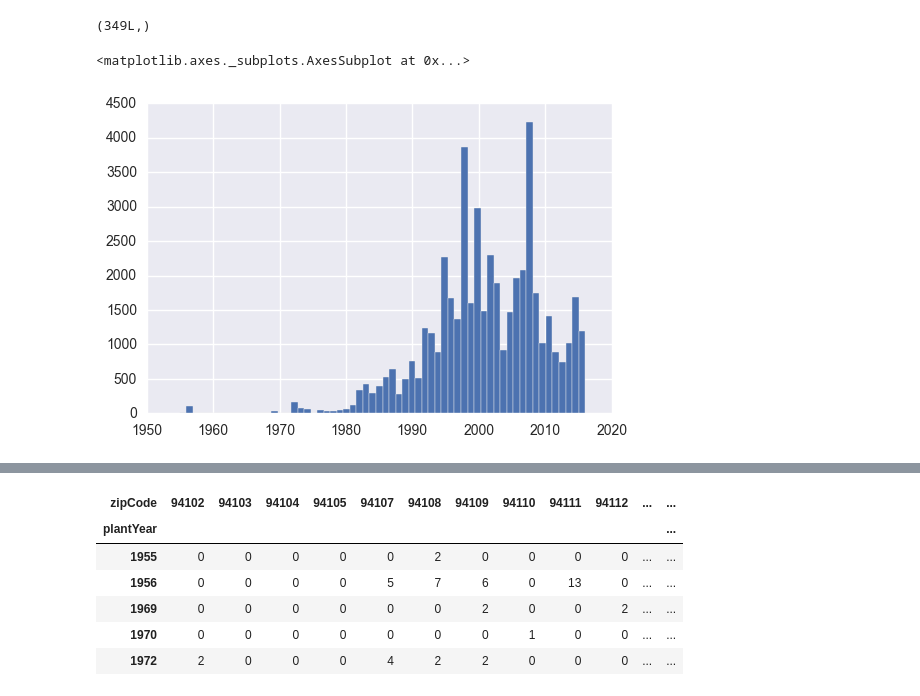
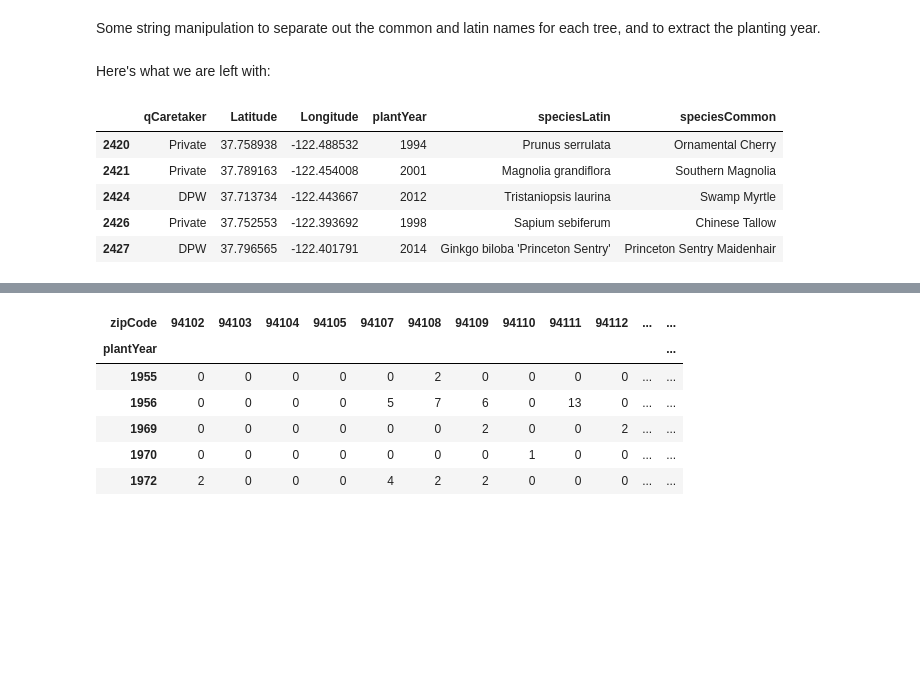
Before and after one commit to liviaz/liviaz.github.io, a Jupyter notebook: files/TreeMapping.ipynb, the cells around one changed output, grey strips where cells are left out. Cells and saved outputs as stored; diff of their text form; code cells hidden in the pictures; blank space fills up the shorter version.

```diff
--- a/files/TreeMapping.ipynb
+++ b/files/TreeMapping.ipynb
@@ -21,4 +25,4 @@ search = ZipcodeSearchEngine()
 # %%
 # import tree data from csv file
-csvFile = 'C:\Users\liviaz\Dropbox\JobSearch\Project\Street_Tree_List.csv';
+csvFile = 'Street_Tree_List.csv';
 treeDataRaw = pd.read_csv(csvFile)
@@ -49,6 +57,8 @@ def replaceEmptyWithNone(x):
         return None
     else:
         return x
+# %% [markdown]
+Some string manipulation to separate out the common and latin names for each tree, and to extract the planting year.
 # %%
 # extract the plant year
 dateSplit = treeDataRaw['PlantDate'].str.split(' ')
@@ -68,21 +78,14 @@ treeDataProc = treeDataProc.join(dateSplitYear)
 treeDataProc = treeDataProc.join(speciesSplitLatin)
 treeDataProc = treeDataProc.join(speciesSplitCommon)
 treeDataProc = treeDataProc[pd.notnull(speciesSplitCommon)]
+# %% [markdown]
+Here's what we are left with:
 # %%
 treeDataProc[:5]
-treeDataProc['speciesCommon'].unique().shape
 # %% [output]
-(349L,)
+|  | qCaretaker | Latitude | Longitude | plantYear | speciesLatin | speciesCommon |
+| 2420 | Private | 37.758938 | -122.488532 | 1994 | Prunus serrulata | Ornamental Cherry |
+| 2421 | Private | 37.789163 | -122.454008 | 2001 | Magnolia grandiflora | Southern Magnolia |
+| 2424 | DPW | 37.713734 | -122.443667 | 2012 | Tristaniopsis laurina | Swamp Myrtle |
+| 2426 | Private | 37.752553 | -122.393692 | 1998 | Sapium sebiferum | Chinese Tallow |
+| 2427 | DPW | 37.796565 | -122.401791 | 2014 | Ginkgo biloba 'Princeton Sentry' | Princeton Sentry Maidenhair |
-# %%
-# "How many trees were planted each year?"
-
-treeIdx = treeDataProc.index.values
-firstYear = np.min(treeDataProc['plantYear'])
-lastYear = np.max(treeDataProc['plantYear'])
-
-fig, ax = plt.subplots()
-treeDataProc['plantYear'].hist(ax=ax, bins=(lastYear-firstYear+1), bottom=0)
-#ax.set_yscale('log')
-# %% [output]
-<matplotlib.axes._subplots.AxesSubplot at 0x...>
-[figure, removed]
```
Also changed, not shown: parts of 23 cells of this notebook, 4 other files.
